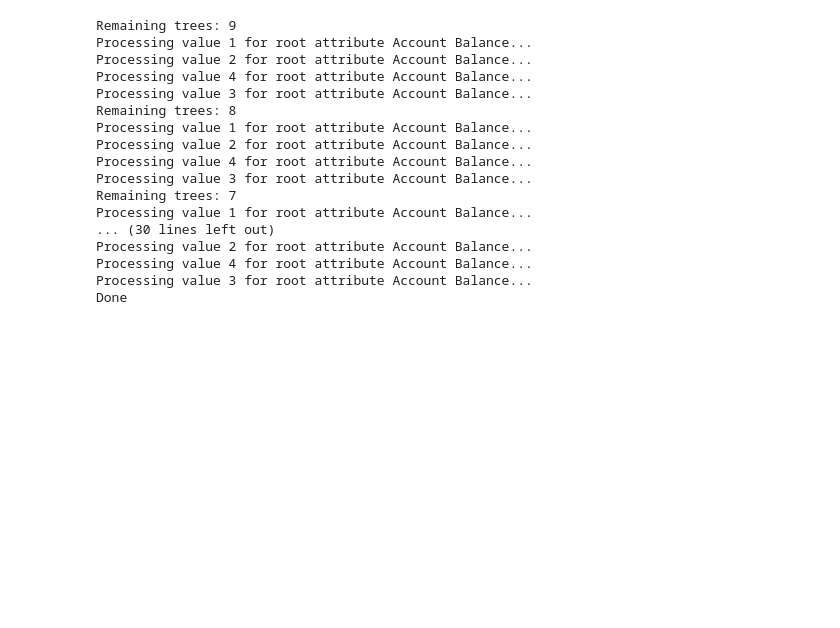
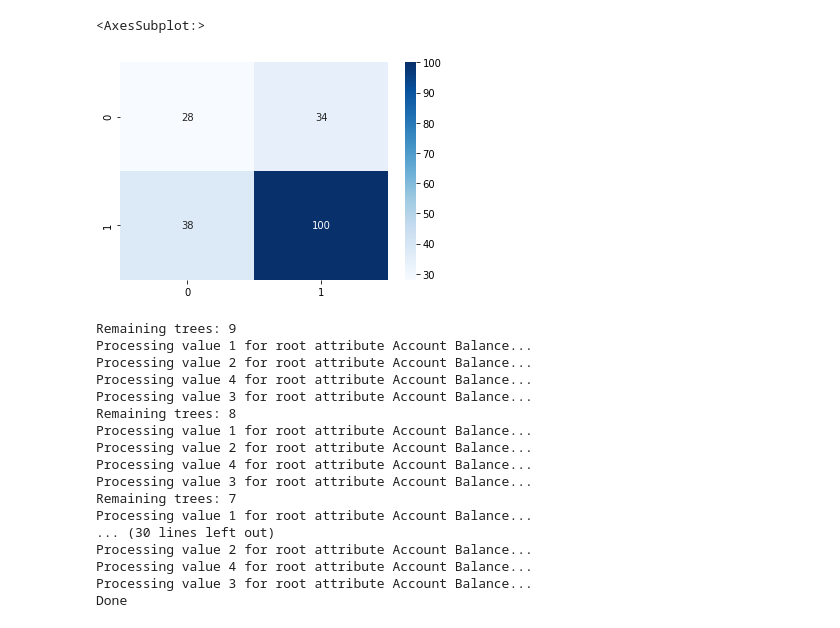
Before and after one commit to FelipeGorostiaga/MachineLearning, a Jupyter notebook: src/tp2/tp2_1.ipynb, the cells around one changed output. Drawn from its saved outputs; the diff is of its cells as text; code cells hidden in the pictures; blank space fills up the shorter version.

```diff
--- a/src/tp2/tp2_1.ipynb
+++ b/src/tp2/tp2_1.ipynb
@@ -183,7 +187,11 @@ def evaluate_condition(attr, asked_value, tree_cond): # attr = Age, asked_value
 
     return asked_value == tree_cond
 
+
 def classify(row, tree, stdout=False):
+    """Given a row, navigate through the tree according to the constraints set by the row.
+    """
+
     current_node = tree.root
     current_node_type = NodeType.attr
 
@@ -210,12 +218,20 @@ def classify(row, tree, stdout=False):
             raise Exception('Invalid State')
 
     if stdout:
-        print(f'\nNode value: {current_node.value} - Type: {current_node_type}\n')
+        print(f'\nNode value: {current_node.value} - Type: {current_node.node_type}\n')
     return current_node.value
 
-def build_tree(data, stdout=False):
+
+def build_tree(data, column_sample_size=None, stdout=False):
+    selected_columns = list(data)
+
+    # it means we want to build the tree with a subset of the dataset columns
+    if column_sample_size is not None:
+        selected_columns = sample(all_attrs, column_sample_size)
+        selected_columns.append('Creditability')
+
     root_gains = {}
-    for attr in data.columns:
+    for attr in selected_columns:
         if attr == 'Creditability':
             continue
         root_gains[attr] = gain(data, attr)
@@ -224,7 +240,7 @@ def build_tree(data, stdout=False):
     if (root_attr is None):
         raise Exception(f'Invalid state: gains returned attribute None - {root_gains}')
 
-    tree = add_level(data, root_attr, stdout=stdout)
+    tree = add_level(data[selected_columns], root_attr, stdout=stdout)
     if stdout:
         print(tree)
     return tree
@@ -275 +311,25 @@ print(classify_random_forest(row, stdout=True))
+# %%
+import seaborn as sns
+
+id3_confusion_matrix = { 0: {}, 1: {} }
+columns = []
+for key in id3_confusion_matrix.keys():
+    columns.append(key)
+    id3_confusion_matrix[key] = { 0: 0, 1: 0 } # {0: {0: 700, 1: 1048}, 1: {...}}
+
+tree = build_tree(train)
+for i in range(len(test)):
+    row = test.iloc[i]
+    creditability = row['Creditability']
+
+    result = classify(row, tree=tree)
+    id3_confusion_matrix[creditability][result] += 1
+
+id3_confusion_df = { key : list(id3_confusion_matrix[key].values()) for key in id3_confusion_matrix.keys() }
+id3_confusion_df = pd.DataFrame.from_dict(id3_confusion_df, orient='index', columns=columns)
+
+sns.heatmap(id3_confusion_df, annot=True, cmap='Blues', fmt='g')
+# %% [output]
+<AxesSubplot:>
+[figure, added]
 # %%
```
Also changed, not shown: parts of 17 cells of this notebook.
